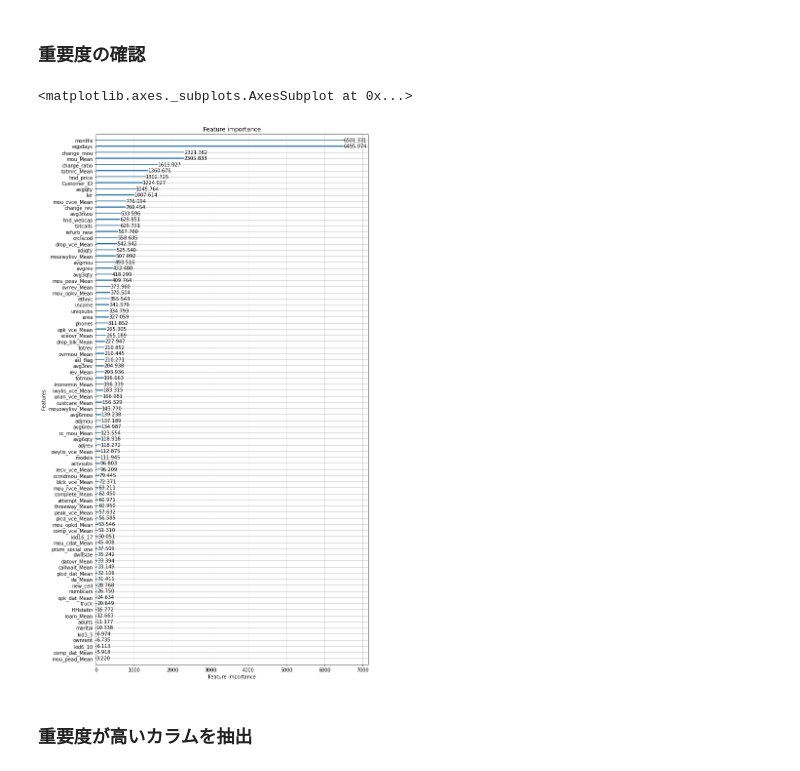
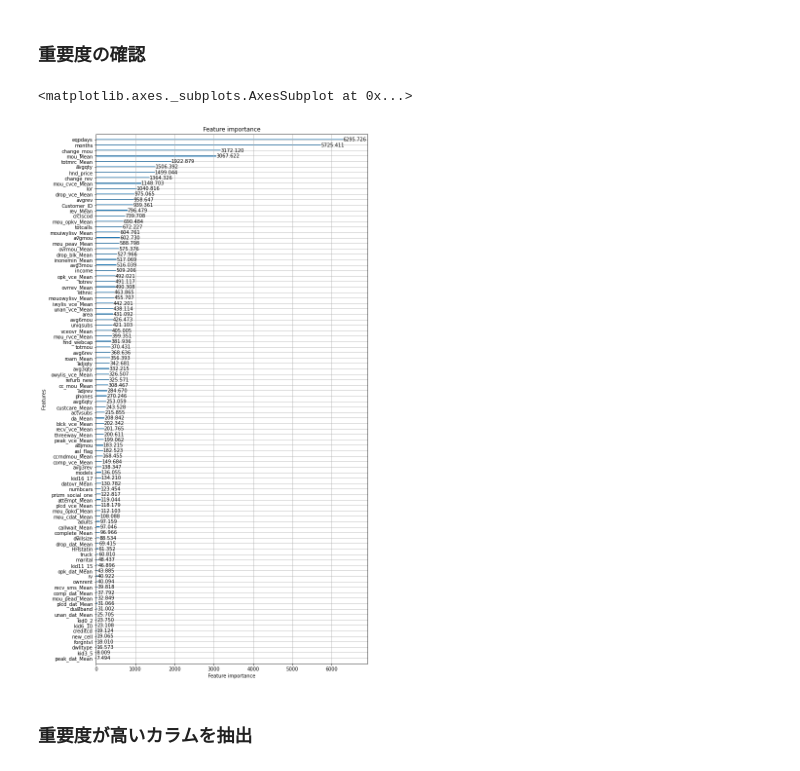
Before and after one commit to tom-uchida/GCI2020_Winter, a Jupyter notebook: final_task/src/calc_feature_imp.ipynb, the cells around one changed output. Saved outputs shown, nothing was run; the diff lists cells and outputs as text; code cells hidden in the pictures.

```diff
--- a/final_task/src/calc_feature_imp.ipynb
+++ b/final_task/src/calc_feature_imp.ipynb
@@ -187,7 +83,7 @@ def check_null( _df ):
 # df['calls_per_day'] = df['totcalls'] / df['eqpdays']
 
 # # 端末価格が収入に対して占める割合
-df['hnd_price_ratio'] = df['hnd_price'] / df['rev_Mean']
+# df['hnd_price_ratio'] = df['hnd_price'] / df['rev_Mean']
 # %% [markdown]
 ### Numerical data
 # %%
@@ -272,18 +168,21 @@ X_train = df_nona.drop( columns=['churn'] )
 #         'subsample': 0.78
 # }
 
+# model_lgbm = LGBMClassifier(
+#         boosting_type='gbdt',
+#         class_weight='balanced',
+#         reg_lambda=1.1564659040946654,
+#         reg_alpha=9.90877329623665,
+#         colsample_bytree=0.5034991685866442,
+#         subsample=0.6055998601661783,
+#         max_depth=5,
+#         min_child_weight=39.72586351155486,
+#         learning_rate=0.0732489659779158,
+#         num_threads=1 )
+
 # LightGBM model
-model_lgbm = LGBMClassifier(
+model = LGBMClassifier(
         boosting_type='gbdt',
         class_weight='balanced',
-        reg_lambda=1.1564659040946654,
-        reg_alpha=9.90877329623665,
-        colsample_bytree=0.5034991685866442,
-        subsample=0.6055998601661783,
-        max_depth=5,
-        min_child_weight=39.72586351155486,
-        learning_rate=0.0732489659779158,
+        max_depth=10,
         num_threads=1 )
-# %%
-# model_lgbm.fit( train_df[x_calls], train_df['TARGET'] )
-model_lgbm.fit( X_train, y_train )
@@ -297,0 +189,2 @@ LGBMClassifier(class_weight='balanced', colsample_bytree=0.5034991685866442,
+# %%
+model.fit( X_train, y_train )
@@ -298,10 +195,10 @@ LGBMClassifier(class_weight='balanced', colsample_bytree=0.5034991685866442,
 # %% [markdown]
 ### 重要度の確認
 # %%
-lgbm.plot_importance( model_lgbm, importance_type="gain", max_num_features=110, figsize=(10, 20) )
+lgbm.plot_importance( model, importance_type="gain", max_num_features=110, figsize=(10, 20) )
 # %% [output]
 <matplotlib.axes._subplots.AxesSubplot at 0x...>
-[figure, old version]
+[figure, new version]
 # %% [markdown]
 ### 重要度が高いカラムを抽出
 # %%
```
Also changed, not shown: parts of 13 cells of this notebook, 4 other files.
